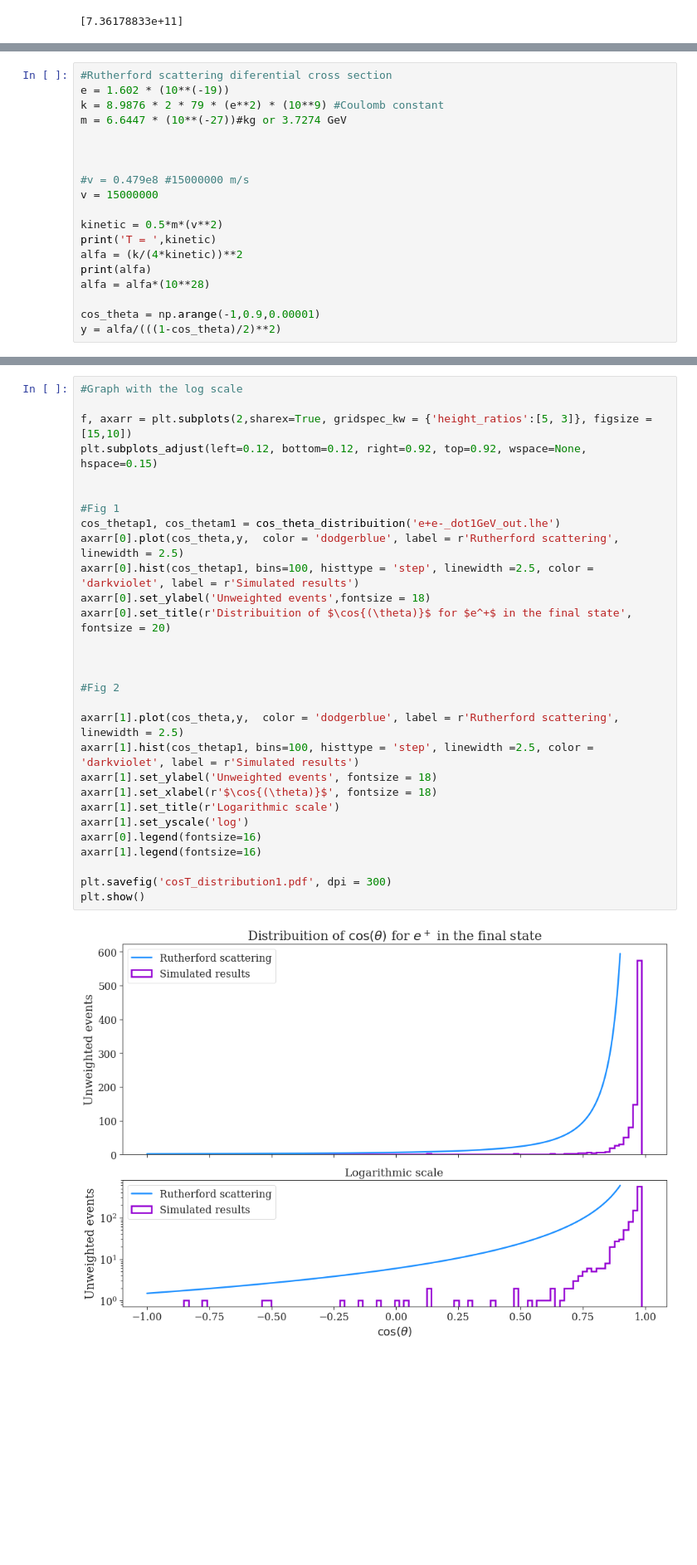
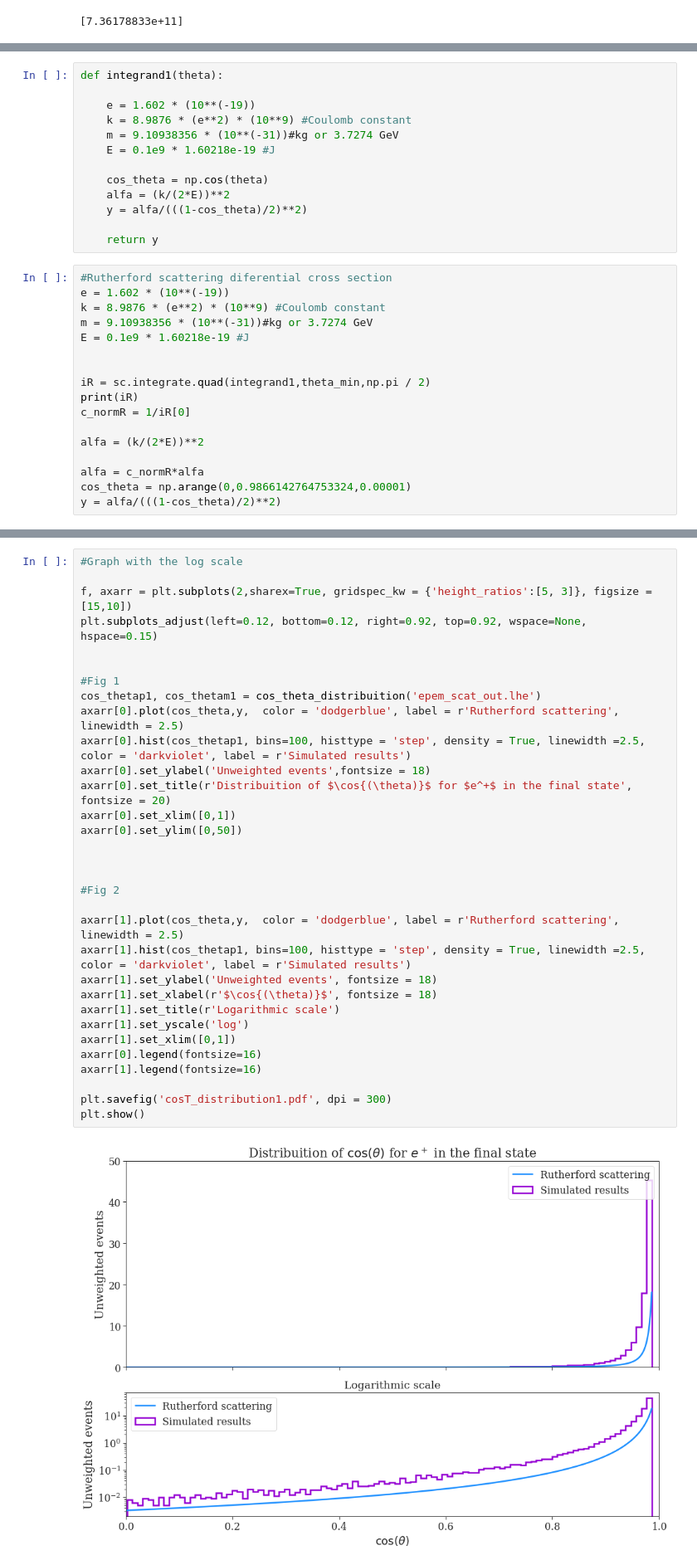
Before and after one commit to viniciusrocca/simulationsSM, a Jupyter notebook: epem2epem/epem2epem.ipynb, the cells around one changed output, grey strips where cells are left out. Shown at 83% size. Drawn from its saved outputs; the diff is of its cells as text; blank space fills up the shorter version.

```diff
--- a/epem2epem/epem2epem.ipynb
+++ b/epem2epem/epem2epem.ipynb
@@ -155,20 +189,31 @@ plt.show()
+# %%
+def integrand1(theta):
+
+    e = 1.602 * (10**(-19))
+    k = 8.9876 * (e**2) * (10**9) #Coulomb constant
+    m = 9.10938356 * (10**(-31))#kg or 3.7274 GeV
+    E = 0.1e9 * 1.60218e-19 #J
+
+    cos_theta = np.cos(theta)
+    alfa = (k/(2*E))**2
+    y = alfa/(((1-cos_theta)/2)**2)
+
+    return y
 # %%
 #Rutherford scattering diferential cross section
 e = 1.602 * (10**(-19))
-k = 8.9876 * 2 * 79 * (e**2) * (10**9) #Coulomb constant
-m = 6.6447 * (10**(-27))#kg or 3.7274 GeV
+k = 8.9876 * (e**2) * (10**9) #Coulomb constant
+m = 9.10938356 * (10**(-31))#kg or 3.7274 GeV
+E = 0.1e9 * 1.60218e-19 #J
 
 
+iR = sc.integrate.quad(integrand1,theta_min,np.pi / 2)
+print(iR)
+c_normR = 1/iR[0]
 
-#v = 0.479e8 #15000000 m/s
-v = 15000000
+alfa = (k/(2*E))**2
 
-kinetic = 0.5*m*(v**2)
-print('T = ',kinetic)
-alfa = (k/(4*kinetic))**2
-print(alfa)
-alfa = alfa*(10**28)
-
-cos_theta = np.arange(-1,0.9,0.00001)
+alfa = c_normR*alfa
+cos_theta = np.arange(0,0.9866142764753324,0.00001)
 y = alfa/(((1-cos_theta)/2)**2)
 # %% [output]
@@ -198,31 +301,34 @@ plt.show()
 # %%
 #Graph with the log scale
 
 f, axarr = plt.subplots(2,sharex=True, gridspec_kw = {'height_ratios':[5, 3]}, figsize = [15,10])
 plt.subplots_adjust(left=0.12, bottom=0.12, right=0.92, top=0.92, wspace=None, hspace=0.15)
 
 
 #Fig 1
-cos_thetap1, cos_thetam1 = cos_theta_distribuition('e+e-_dot1GeV_out.lhe')
+cos_thetap1, cos_thetam1 = cos_theta_distribuition('epem_scat_out.lhe')
 axarr[0].plot(cos_theta,y,  color = 'dodgerblue', label = r'Rutherford scattering', linewidth = 2.5)
-axarr[0].hist(cos_thetap1, bins=100, histtype = 'step', linewidth =2.5, color = 'darkviolet', label = r'Simulated results')
+axarr[0].hist(cos_thetap1, bins=100, histtype = 'step', density = True, linewidth =2.5, color = 'darkviolet', label = r'Simulated results')
 axarr[0].set_ylabel('Unweighted events',fontsize = 18)
 axarr[0].set_title(r'Distribuition of $\cos{(\theta)}$ for $e^+$ in the final state', fontsize = 20)
+axarr[0].set_xlim([0,1])
+axarr[0].set_ylim([0,50])
 
 
 
 #Fig 2
 
 axarr[1].plot(cos_theta,y,  color = 'dodgerblue', label = r'Rutherford scattering', linewidth = 2.5)
-axarr[1].hist(cos_thetap1, bins=100, histtype = 'step', linewidth =2.5, color = 'darkviolet', label = r'Simulated results')
+axarr[1].hist(cos_thetap1, bins=100, histtype = 'step', density = True, linewidth =2.5, color = 'darkviolet', label = r'Simulated results')
 axarr[1].set_ylabel('Unweighted events', fontsize = 18)
 axarr[1].set_xlabel(r'$\cos{(\theta)}$', fontsize = 18)
 axarr[1].set_title(r'Logarithmic scale')
 axarr[1].set_yscale('log')
+axarr[1].set_xlim([0,1])
 axarr[0].legend(fontsize=16)
 axarr[1].legend(fontsize=16)
 
 plt.savefig('cosT_distribution1.pdf', dpi = 300)
 plt.show()
 # %% [output]
-[figure, old version]
+[figure, new version]
```
Also changed, not shown: parts of 9 cells of this notebook.
